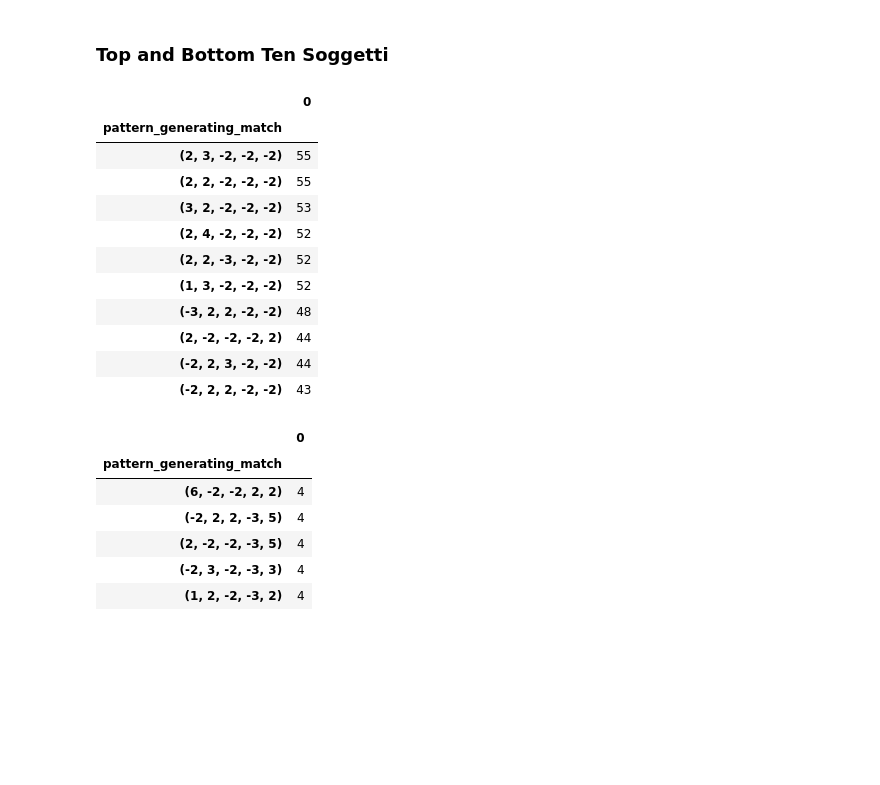
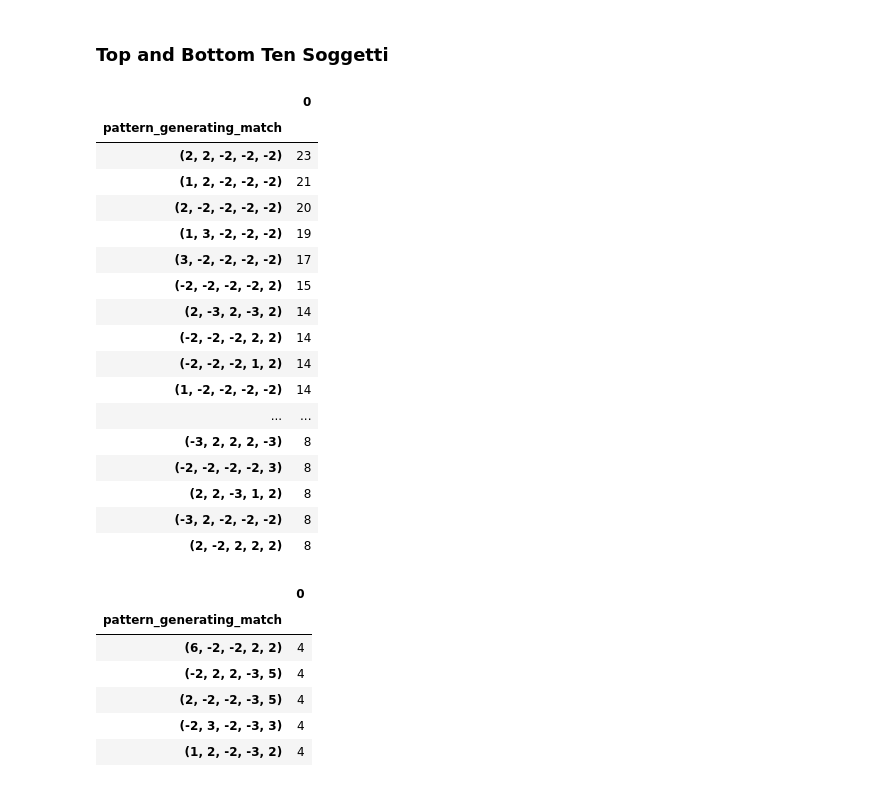
Before and after one commit to RichardFreedman/CRIM-notebooks, a Jupyter notebook: CRIM/CRIM_Intervals_Classify_12_31_20.ipynb, the cells around one changed output. Cells and saved outputs as stored; diff of their text form; code cells hidden in the pictures; blank space fills up the shorter version.

```diff
--- a/CRIM/CRIM_Intervals_Classify_12_31_20.ipynb
+++ b/CRIM/CRIM_Intervals_Classify_12_31_20.ipynb
@@ -22,15 +22,15 @@ work_list = ['CRIM_Mass_0001_1.mei','CRIM_Mass_0001_2.mei','CRIM_Mass_0001_3.mei
 # %% [markdown]
 ### Short Corpus
 # %%
-# work_list = ['CRIM_Mass_0002_1.mei',
-#  'CRIM_Mass_0002_2.mei',
-#  'CRIM_Mass_0002_3.mei',
-#  'CRIM_Mass_0002_4.mei',
-#  'CRIM_Mass_0002_5.mei',
-# 'CRIM_Model_0001.mei']
+work_list = ['CRIM_Mass_0002_1.mei',
+ 'CRIM_Mass_0002_2.mei',
+ 'CRIM_Mass_0002_3.mei',
+ 'CRIM_Mass_0002_4.mei',
+ 'CRIM_Mass_0002_5.mei',
+'CRIM_Model_0001.mei']
 
-work_list = [
-'CRIM_Model_0001.mei']
+# work_list = [
+# 'CRIM_Model_0008.mei']
 # %% [markdown]
 ## Load File and Correct the MEI Metadata
 # %%
@@ -85,7 +98,7 @@ vectors = IntervalBase(corpus.note_list)
 
 - The **number** in this command represents the **minimum number of vectors to find**. 5 vectors is 6 notes.
 # %%
-patterns = into_patterns([vectors.generic_intervals], 5)
+patterns = into_patterns([vectors.generic_intervals], 8)
 #patterns = into_patterns([vectors.semitone_intervals], 4)
 # %% [markdown]
 ***
@@ -188,7 +201,7 @@ pattern_inventory
 - If that value is **below the threshold specified**, we consider the **two patterns closely matched**.
 - The format of the method call is  `find_close_matches(the array you get from into_patterns, minimum matches needed to be displayed, threshold for close match)`.
 # %%
-close_matches = find_close_matches(patterns, 3, 1)
+close_matches = find_close_matches(patterns, 2, 1)
 #for item in close_matches:
    #item.print_close_matches()
     #return pd.DataFrame(close_matches)
@@ -198,6 +211,6 @@ output_close["pattern_generating_match"] = output_close["pattern_generating_matc
 
 results = pd.DataFrame(output_close)
 results["pattern_generating_match"] = results["pattern_generating_match"].apply(tuple)
-results.head()
+results.head(50)
 #export_to_csv(close_matches)
 # %% [output]
@@ -219,21 +245,27 @@ summary
 # %% [markdown]
 ### Top and Bottom Ten Soggetti
 # %%
-pattern_inventory = pd.DataFrame(output_close.groupby("pattern_generating_match").size().sort_values(ascending=False)[:10])
+pattern_inventory = pd.DataFrame(output_close.groupby("pattern_generating_match").size().sort_values(ascending=False)[:50])
 pattern_inventory
 # %% [output]
 |  | 0 |
 | pattern_generating_match |  |
-| (2, 3, -2, -2, -2) | 55 |
-| (2, 2, -2, -2, -2) | 55 |
-| (3, 2, -2, -2, -2) | 53 |
-| (2, 4, -2, -2, -2) | 52 |
-| (2, 2, -3, -2, -2) | 52 |
-| (1, 3, -2, -2, -2) | 52 |
-| (-3, 2, 2, -2, -2) | 48 |
-| (2, -2, -2, -2, 2) | 44 |
-| (-2, 2, 3, -2, -2) | 44 |
-| (-2, 2, 2, -2, -2) | 43 |
+| (2, 2, -2, -2, -2) | 23 |
+| (1, 2, -2, -2, -2) | 21 |
+| (2, -2, -2, -2, -2) | 20 |
+| (1, 3, -2, -2, -2) | 19 |
+| (3, -2, -2, -2, -2) | 17 |
+| (-2, -2, -2, -2, 2) | 15 |
+| (2, -3, 2, -3, 2) | 14 |
+| (-2, -2, -2, 2, 2) | 14 |
+| (-2, -2, -2, 1, 2) | 14 |
+| (1, -2, -2, -2, -2) | 14 |
+| ... | ... |
+| (-3, 2, 2, 2, -3) | 8 |
+| (-2, -2, -2, -2, 3) | 8 |
+| (2, 2, -3, 1, 2) | 8 |
+| (-3, 2, -2, -2, -2) | 8 |
+| (2, -2, 2, 2, 2) | 8 |
 # %%
 pattern_inventory = pd.DataFrame(output_close.groupby("pattern_generating_match").size().sort_values(ascending=True)[:10])
 pattern_inventory
```
Also changed, not shown: parts of 14 cells of this notebook, 1 other file.
